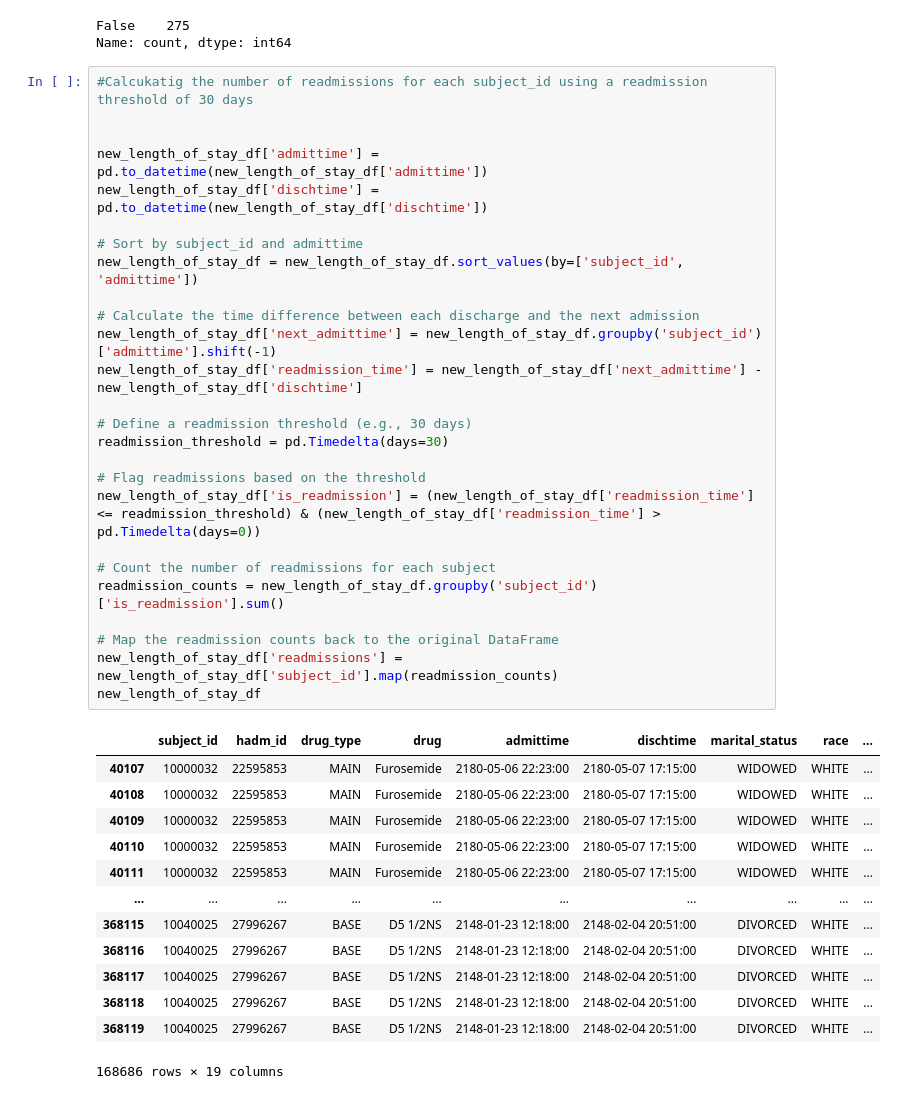
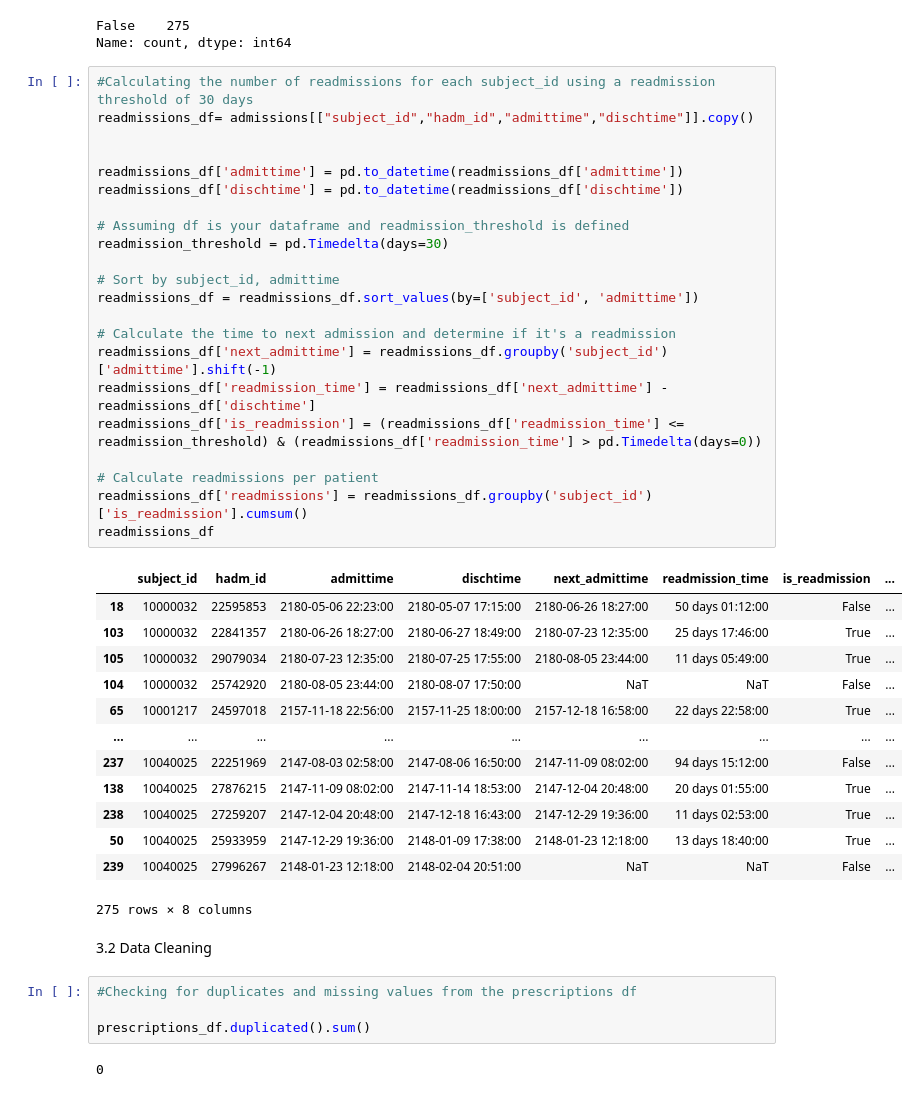
Before and after one commit to bizzfuzz/CHOP-comprehensive-hospital-outcome-prediction-system, a Jupyter notebook: CHOP.ipynb, the cells around one changed output. Saved outputs shown, nothing was run; the diff lists cells and outputs as text.

Commit message:
Finalized Data Cleaning

```diff
--- a/CHOP.ipynb
+++ b/CHOP.ipynb
@@ -269,42 +271,46 @@ admissions.duplicated().value_counts()
 False    275
 Name: count, dtype: int64
 # %%
-#Calcukatig the number of readmissions for each subject_id using a readmission threshold of 30 days
+#Calculating the number of readmissions for each subject_id using a readmission threshold of 30 days
+readmissions_df= admissions[["subject_id","hadm_id","admittime","dischtime"]].copy()
 
 
-new_length_of_stay_df['admittime'] = pd.to_datetime(new_length_of_stay_df['admittime'])
-new_length_of_stay_df['dischtime'] = pd.to_datetime(new_length_of_stay_df['dischtime'])
+readmissions_df['admittime'] = pd.to_datetime(readmissions_df['admittime'])
+readmissions_df['dischtime'] = pd.to_datetime(readmissions_df['dischtime'])
 
-# Sort by subject_id and admittime
-new_length_of_stay_df = new_length_of_stay_df.sort_values(by=['subject_id', 'admittime'])
-
-# Calculate the time difference between each discharge and the next admission
-new_length_of_stay_df['next_admittime'] = new_length_of_stay_df.groupby('subject_id')['admittime'].shift(-1)
-new_length_of_stay_df['readmission_time'] = new_length_of_stay_df['next_admittime'] - new_length_of_stay_df['dischtime']
-
-# Define a readmission threshold (e.g., 30 days)
+# Assuming df is your dataframe and readmission_threshold is defined
 readmission_threshold = pd.Timedelta(days=30)
 
-# Flag readmissions based on the threshold
-new_length_of_stay_df['is_readmission'] = (new_length_of_stay_df['readmission_time'] <= readmission_threshold) & (new_length_of_stay_df['readmission_time'] > pd.Timedelta(days=0))
+# Sort by subject_id, admittime
+readmissions_df = readmissions_df.sort_values(by=['subject_id', 'admittime'])
 
-# Count the number of readmissions for each subject
-readmission_counts = new_length_of_stay_df.groupby('subject_id')['is_readmission'].sum()
+# Calculate the time to next admission and determine if it's a readmission
+readmissions_df['next_admittime'] = readmissions_df.groupby('subject_id')['admittime'].shift(-1)
+readmissions_df['readmission_time'] = readmissions_df['next_admittime'] - readmissions_df['dischtime']
+readmissions_df['is_readmission'] = (readmissions_df['readmission_time'] <= readmission_threshold) & (readmissions_df['readmission_time'] > pd.Timedelta(days=0))
 
-# Map the readmission counts back to the original DataFrame
-new_length_of_stay_df['readmissions'] = new_length_of_stay_df['subject_id'].map(readmission_counts)
-new_length_of_stay_df
+# Calculate readmissions per patient
+readmissions_df['readmissions'] = readmissions_df.groupby('subject_id')['is_readmission'].cumsum()
+readmissions_df
 # %% [output]
-|  | subject_id | hadm_id | drug_type | drug | admittime | dischtime | marital_status | race | ... |
-| 40107 | 10000032 | 22595853 | MAIN | Furosemide | 2180-05-06 22:23:00 | 2180-05-07 17:15:00 | WIDOWED | WHITE | ... |
-| 40108 | 10000032 | 22595853 | MAIN | Furosemide | 2180-05-06 22:23:00 | 2180-05-07 17:15:00 | WIDOWED | WHITE | ... |
-| 40109 | 10000032 | 22595853 | MAIN | Furosemide | 2180-05-06 22:23:00 | 2180-05-07 17:15:00 | WIDOWED | WHITE | ... |
-| 40110 | 10000032 | 22595853 | MAIN | Furosemide | 2180-05-06 22:23:00 | 2180-05-07 17:15:00 | WIDOWED | WHITE | ... |
-| 40111 | 10000032 | 22595853 | MAIN | Furosemide | 2180-05-06 22:23:00 | 2180-05-07 17:15:00 | WIDOWED | WHITE | ... |
-| ... | ... | ... | ... | ... | ... | ... | ... | ... | ... |
-| 368115 | 10040025 | 27996267 | BASE | D5 1/2NS | 2148-01-23 12:18:00 | 2148-02-04 20:51:00 | DIVORCED | WHITE | ... |
-| 368116 | 10040025 | 27996267 | BASE | D5 1/2NS | 2148-01-23 12:18:00 | 2148-02-04 20:51:00 | DIVORCED | WHITE | ... |
-| 368117 | 10040025 | 27996267 | BASE | D5 1/2NS | 2148-01-23 12:18:00 | 2148-02-04 20:51:00 | DIVORCED | WHITE | ... |
-| 368118 | 10040025 | 27996267 | BASE | D5 1/2NS | 2148-01-23 12:18:00 | 2148-02-04 20:51:00 | DIVORCED | WHITE | ... |
-| 368119 | 10040025 | 27996267 | BASE | D5 1/2NS | 2148-01-23 12:18:00 | 2148-02-04 20:51:00 | DIVORCED | WHITE | ... |
+|  | subject_id | hadm_id | admittime | dischtime | next_admittime | readmission_time | is_readmission | ... |
+| 18 | 10000032 | 22595853 | 2180-05-06 22:23:00 | 2180-05-07 17:15:00 | 2180-06-26 18:27:00 | 50 days 01:12:00 | False | ... |
+| 103 | 10000032 | 22841357 | 2180-06-26 18:27:00 | 2180-06-27 18:49:00 | 2180-07-23 12:35:00 | 25 days 17:46:00 | True | ... |
+| 105 | 10000032 | 29079034 | 2180-07-23 12:35:00 | 2180-07-25 17:55:00 | 2180-08-05 23:44:00 | 11 days 05:49:00 | True | ... |
+| 104 | 10000032 | 25742920 | 2180-08-05 23:44:00 | 2180-08-07 17:50:00 | NaT | NaT | False | ... |
+| 65 | 10001217 | 24597018 | 2157-11-18 22:56:00 | 2157-11-25 18:00:00 | 2157-12-18 16:58:00 | 22 days 22:58:00 | True | ... |
+| ... | ... | ... | ... | ... | ... | ... | ... | ... |
+| 237 | 10040025 | 22251969 | 2147-08-03 02:58:00 | 2147-08-06 16:50:00 | 2147-11-09 08:02:00 | 94 days 15:12:00 | False | ... |
+| 138 | 10040025 | 27876215 | 2147-11-09 08:02:00 | 2147-11-14 18:53:00 | 2147-12-04 20:48:00 | 20 days 01:55:00 | True | ... |
+| 238 | 10040025 | 27259207 | 2147-12-04 20:48:00 | 2147-12-18 16:43:00 | 2147-12-29 19:36:00 | 11 days 02:53:00 | True | ... |
+| 50 | 10040025 | 25933959 | 2147-12-29 19:36:00 | 2148-01-09 17:38:00 | 2148-01-23 12:18:00 | 13 days 18:40:00 | True | ... |
+| 239 | 10040025 | 27996267 | 2148-01-23 12:18:00 | 2148-02-04 20:51:00 | NaT | NaT | False | ... |
-168686 rows × 19 columns
+275 rows × 8 columns
+# %% [markdown]
+3.2 Data Cleaning
+# %%
+#Checking for duplicates and missing values from the prescriptions df
+
+prescriptions_df.duplicated().sum()
+# %% [output]
+0
```
Also changed, not shown: parts of 5 cells of this notebook.
